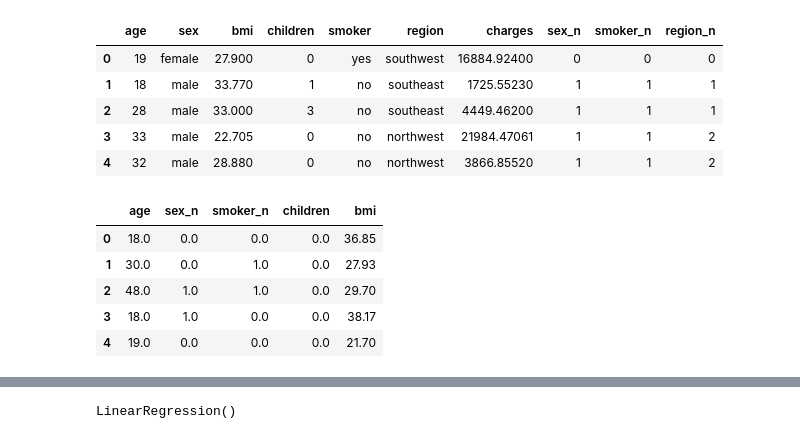
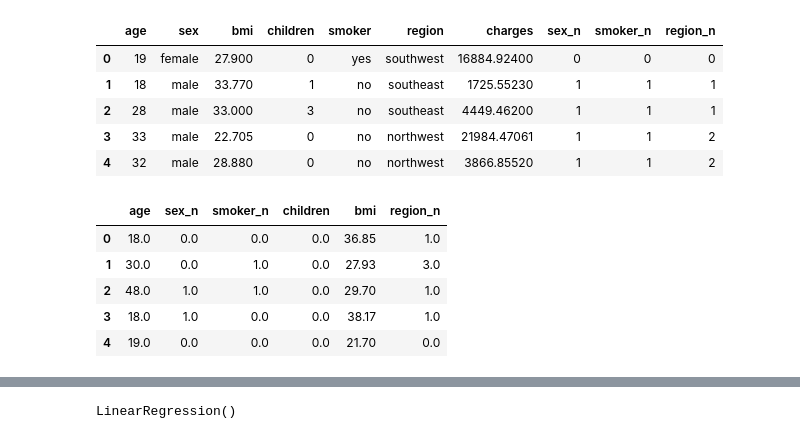
Before and after one commit to Elisag28/machine-learning-python-template, a Jupyter notebook: src/machine-learning.ipynb, the cells around one changed output, grey strips where cells are left out. Saved outputs shown, nothing was run; the diff lists cells and outputs as text; code cells hidden in the pictures.

```diff
--- a/src/machine-learning.ipynb
+++ b/src/machine-learning.ipynb
@@ -226,34 +226,33 @@ medical_in.head()
 # %%
 from sklearn.preprocessing import StandardScaler
 from sklearn.feature_selection import SelectKBest, f_regression
 from sklearn.linear_model import LinearRegression
 from sklearn.model_selection import train_test_split
 
-num_variables = ['age','sex_n', 'smoker_n', 'children', 'bmi']
+num_variables = ['age','sex_n', 'smoker_n', 'children', 'bmi', 'region_n']
 
 
 # Dividimos el conjuno de datos en entrenamiento (train) y pruebas (test)
 X = medical_in.drop('charges', axis = 1)[num_variables]
 y = medical_in['charges']
 
 
 X_train, X_test, y_train, y_test = train_test_split(X, y, test_size = 0.2, random_state = 12)
 
-selection_model = SelectKBest(f_regression, k = 5)
+selection_model = SelectKBest(f_regression, k = 6)
 selection_model.fit(X_train, y_train)
 
 selected_columns = X_train.columns[selection_model.get_support()]
 X_train_sel = pd.DataFrame(selection_model.transform(X_train), columns = selected_columns)
 X_test_sel = pd.DataFrame(selection_model.transform(X_test), columns = selected_columns)
-
 X_train_sel.head()
 # %% [output]
-|  | age | sex_n | smoker_n | children | bmi |
-| 0 | 18.0 | 0.0 | 0.0 | 0.0 | 36.85 |
-| 1 | 30.0 | 0.0 | 1.0 | 0.0 | 27.93 |
-| 2 | 48.0 | 1.0 | 1.0 | 0.0 | 29.70 |
-| 3 | 18.0 | 1.0 | 0.0 | 0.0 | 38.17 |
-| 4 | 19.0 | 0.0 | 0.0 | 0.0 | 21.70 |
+|  | age | sex_n | smoker_n | children | bmi | region_n |
+| 0 | 18.0 | 0.0 | 0.0 | 0.0 | 36.85 | 1.0 |
+| 1 | 30.0 | 0.0 | 1.0 | 0.0 | 27.93 | 3.0 |
+| 2 | 48.0 | 1.0 | 1.0 | 0.0 | 29.70 | 1.0 |
+| 3 | 18.0 | 1.0 | 0.0 | 0.0 | 38.17 | 1.0 |
+| 4 | 19.0 | 0.0 | 0.0 | 0.0 | 21.70 | 0.0 |
 # %%
 X_train_sel["charges"] = y_train.values
 X_test_sel["charges"] = y_test.values
```
Also changed, not shown: parts of 4 cells of this notebook, 5 other files.
